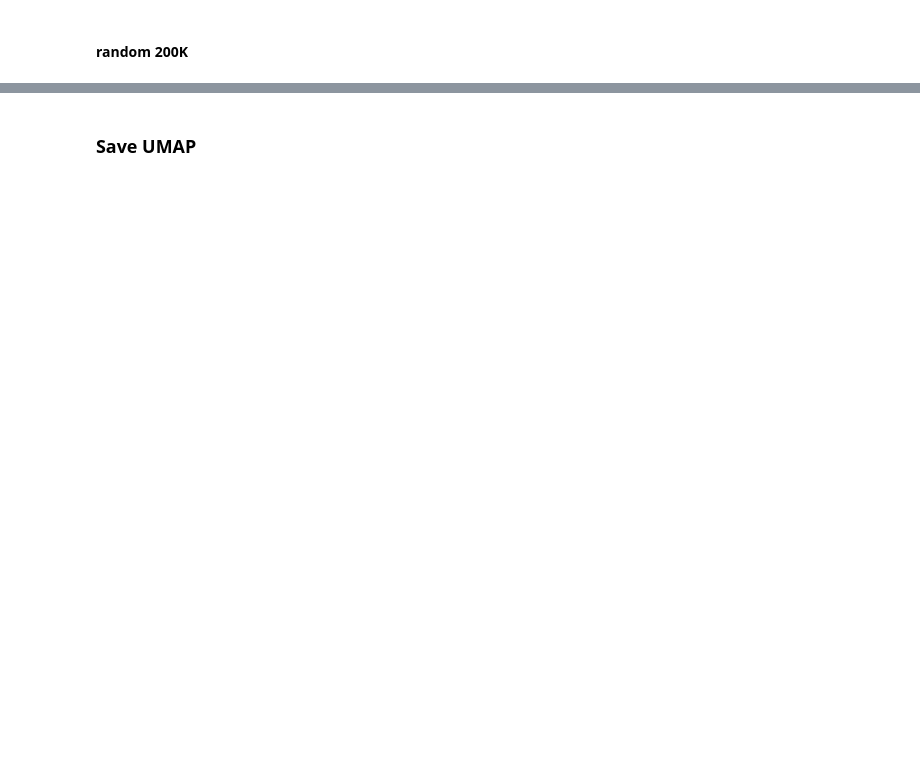
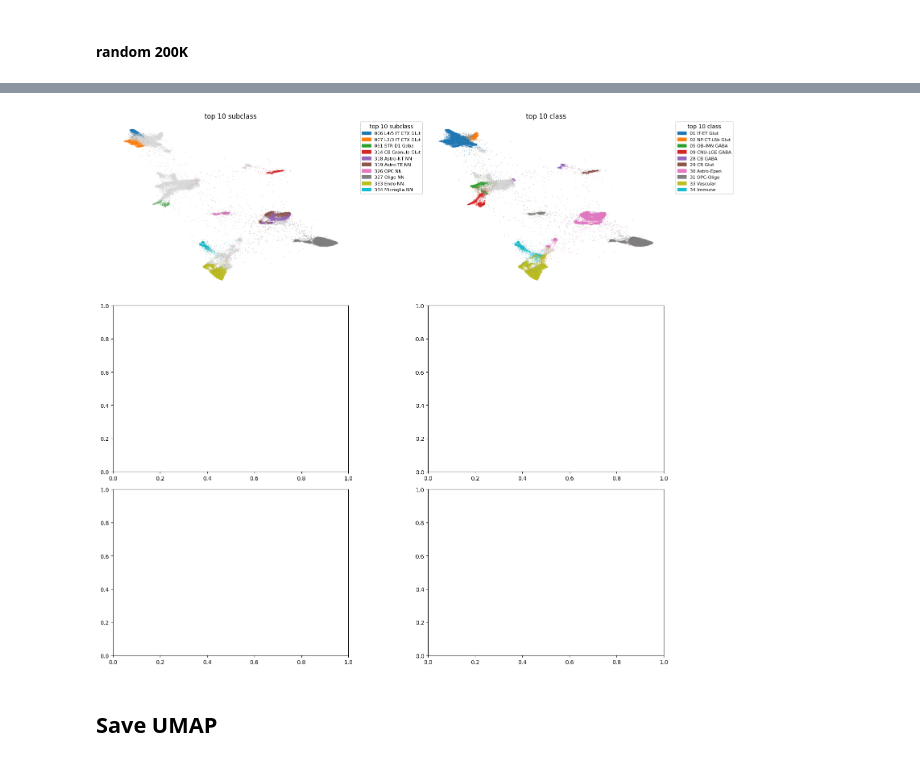
Before and after one commit to ucscBrainExplorer/FM_wrangling, a Jupyter notebook: 3_trainPUMAPmodel.ipynb, the cells around one changed output, grey strips where cells are left out. Saved outputs shown, nothing was run; the diff lists cells and outputs as text; code cells hidden in the pictures; blank space fills up the shorter version.

```diff
--- a/3_trainPUMAPmodel.ipynb
+++ b/3_trainPUMAPmodel.ipynb
@@ -178,5 +214,39 @@ plt.show()
+# %%
+import matplotlib.pyplot as plt
+import matplotlib.patches as mpatches
+
+features = ["subclass", "class"]
+top_n = 10
+
+fig, axes = plt.subplots(3, 2, figsize=(16, 14))
+axes = axes.flatten()
+
+for ax, metadata_feature in zip(axes, features):
+  colors = metadata[metadata_feature].iloc[subset_indices]
+  top_cats = colors.value_counts().nlargest(top_n).index
+  labels = colors.where(colors.isin(top_cats), other="other")
+  unique_cats = [c for c in labels.astype('category').cat.categories if c != "other"]
+
+  cmap = plt.get_cmap('tab10')
+  color_map = {cat: cmap(i / top_n) for i, cat in enumerate(unique_cats)}
+  color_map["other"] = (0.85, 0.85, 0.85, 0.3)
+  point_colors = labels.map(color_map)
+
+  ax.scatter(X_umap_pytorch[:, 0], X_umap_pytorch[:, 1],
+             c=point_colors, alpha=0.5, s=0.1)
+
+  patches = [mpatches.Patch(color=color_map[cat], label=cat) for cat in unique_cats]
+  ax.legend(handles=patches, markerscale=5, title=f"top {top_n} {metadata_feature}",
+            bbox_to_anchor=(1.05, 1), loc='upper left', borderaxespad=0, fontsize=8)
+  ax.axis('off')
+  ax.set_title(f"top {top_n} {metadata_feature}")
+
+plt.tight_layout()
+plt.show()
+# %% [output]
+[figure, new version]
 # %% [markdown]
-### Save UMAP
+## Save UMAP
 # %%
 n_samples = data_tensor.shape[0]
 embedding_dim = 2  # since n_components=2
```
Also changed, not shown: parts of 20 cells of this notebook, 5 other files.
